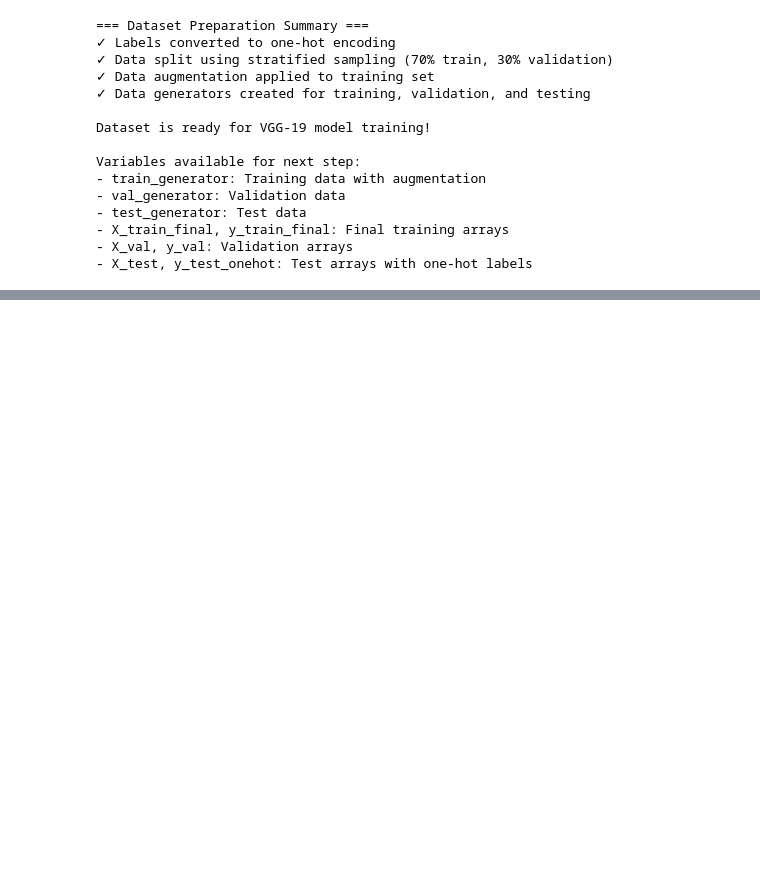
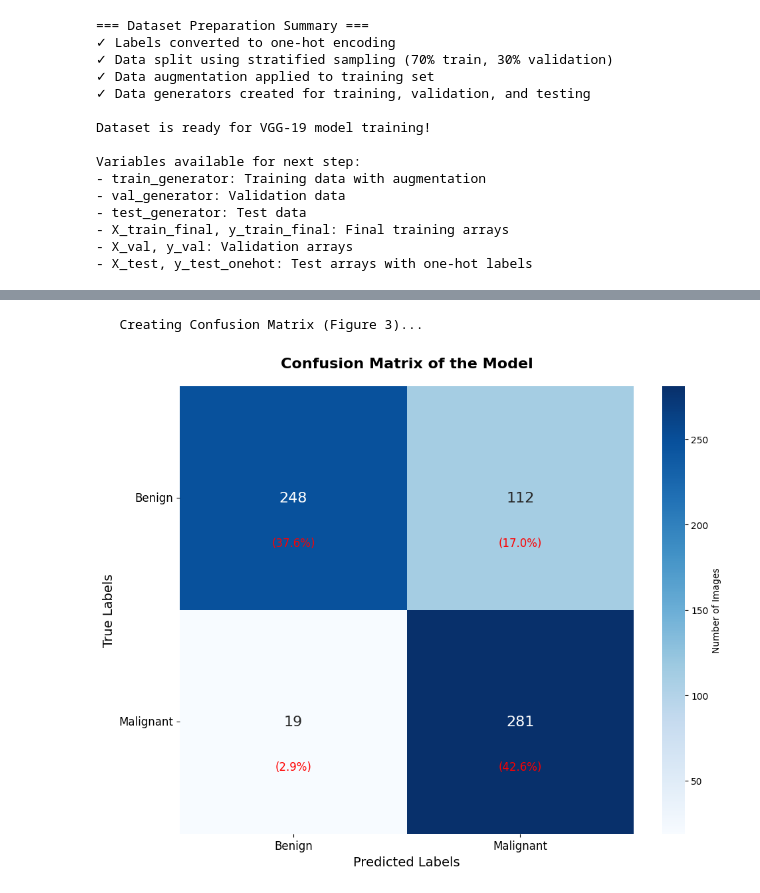
Before and after one commit to M4700F/CSE-4622-ML-Lab-Term-Project, a Jupyter notebook: adversarial_attack_on_machine_learning.ipynb, the cells around one changed output, grey strips where cells are left out. Saved outputs shown, nothing was run; the diff lists cells and outputs as text; code cells hidden in the pictures; blank space fills up the shorter version.

```diff
--- a/adversarial_attack_on_machine_learning.ipynb
+++ b/adversarial_attack_on_machine_learning.ipynb
@@ -423,0 +948,13 @@ Variables available for next step:
+# %%
+# Step 1: Make predictions on test set
+print("1. Making predictions on test set...")
+
+# Get predictions from the model
+test_predictions = model.predict(test_generator, verbose=1)
+test_pred_classes = np.argmax(test_predictions, axis=1)
+
+# Get true labels
+test_true_classes = np.argmax(y_test_onehot, axis=1)
+
+print(f"✓ Predictions completed")
+print(f"Test samples: {len(test_pred_classes)}")
@@ -423,0 +1090,40 @@ Variables available for next step:
+# %%
+# Step 5: Create Confusion Matrix (Figure 3)
+print(f"   Creating Confusion Matrix (Figure 3)...")
+
+def plot_confusion_matrix():
+    """Create Figure 3: Confusion matrix"""
+    # Calculate confusion matrix
+    cm = confusion_matrix(test_true_classes, test_pred_classes)
+
+    # Create confusion matrix plot
+    plt.figure(figsize=(10, 8))
+
+    # Use seaborn for better visualization
+    sns.heatmap(cm, annot=True, fmt='d', cmap='Blues',
+                xticklabels=class_names, yticklabels=class_names,
+                annot_kws={'size': 16}, cbar_kws={'label': 'Number of Images'})
+
+    plt.title('Confusion Matrix of the Model', fontsize=16, fontweight='bold', pad=20)
+    plt.xlabel('Predicted Labels', fontsize=14)
+    plt.ylabel('True Labels', fontsize=14)
+    plt.xticks(fontsize=12)
+    plt.yticks(fontsize=12, rotation=0)
+
+    # Add percentage annotations
+    total = cm.sum()
+    for i in range(len(class_names)):
+        for j in range(len(class_names)):
+            percentage = (cm[i, j] / total) * 100
+            plt.text(j+0.5, i+0.7, f'({percentage:.1f}%)',
+                    ha='center', va='center', fontsize=12, color='red')
+
+    plt.tight_layout()
+    plt.show()
+
+    return cm
+
+cm = plot_confusion_matrix()
+# %% [output]
+   Creating Confusion Matrix (Figure 3)...
+[figure, added]
```
Also changed, not shown: parts of 33 cells of this notebook.
